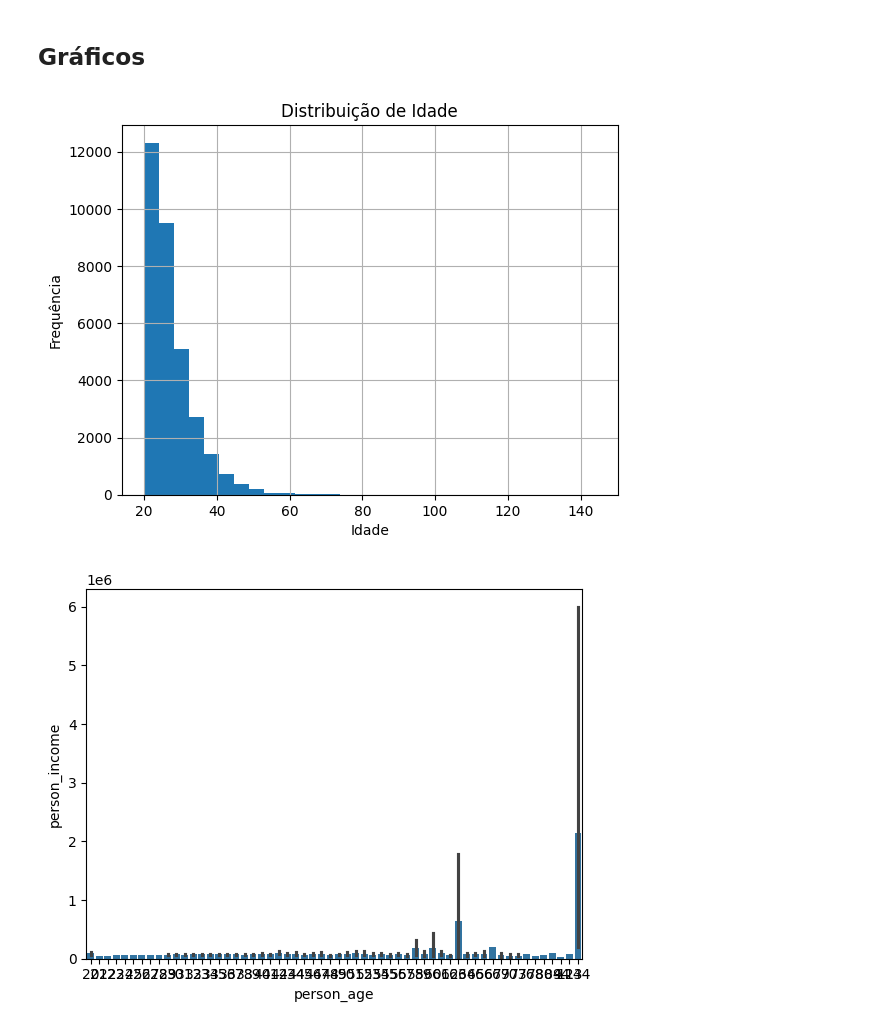
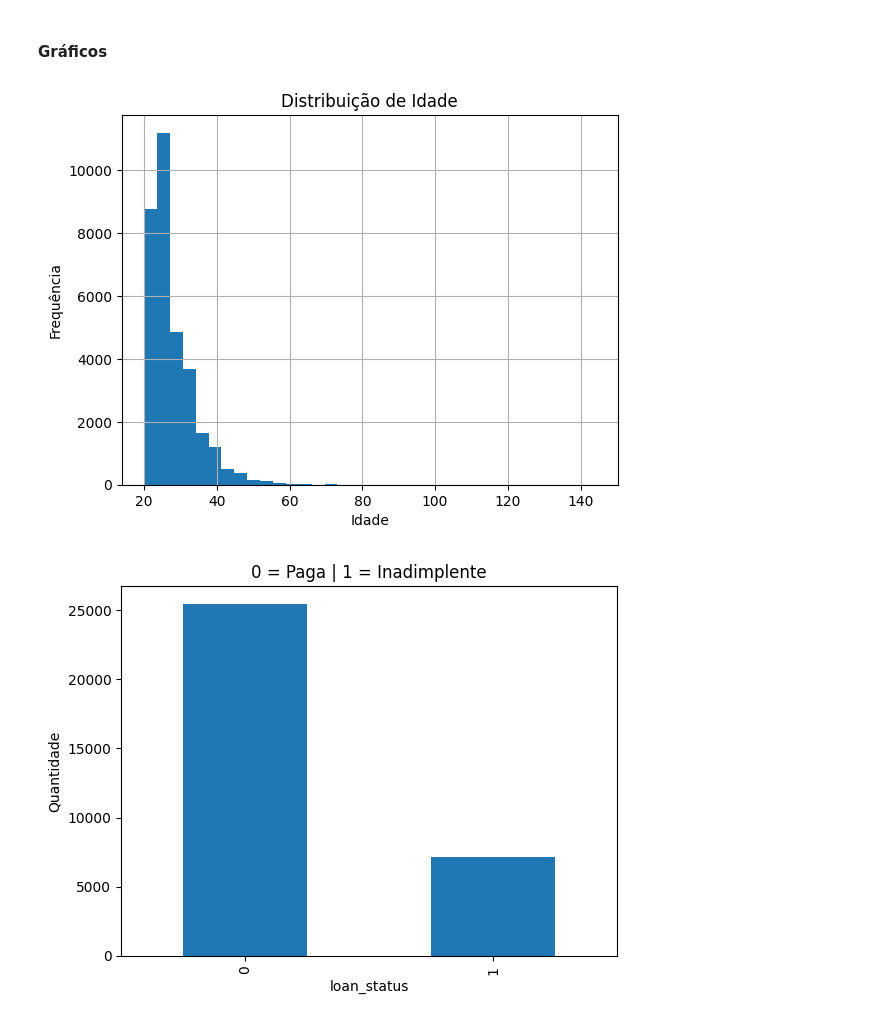
Before and after one commit to Rudolfhf/Projeto_Avaliativo_M-dulo_1, a Jupyter notebook: main.ipynb, the cells around one changed output. Cells and saved outputs as stored; diff of their text form; code cells hidden in the pictures.

Commit message:
Correção estatística, gráficos e Tomada de decisão

```diff
--- a/main.ipynb
+++ b/main.ipynb
@@ -65,15 +60,26 @@ max                     30.000000
 # %% [markdown]
-## Gráficos
+#### Gráficos
 # %%
-df['person_age'].hist(bins=30)
+#Histograma
+df['person_age'].hist(bins=35)
 plt.title('Distribuição de Idade')
 plt.xlabel('Idade')
 plt.ylabel('Frequência')
 plt.show()
 
-#Gráfico de Barra
-sns.barplot(x=df['person_age'], y=df['person_income'])
+#Gráfico de Barra #
+df['loan_status'].value_counts().plot(kind='bar')
+plt.title('0 = Paga | 1 = Inadimplente')
+plt.xlabel('loan_status')
+plt.ylabel('Quantidade')
 plt.show()
+
+#Gráfico Pearson
+matriz_correlacao = df.corr(method='pearson', numeric_only=True)
+plt.figure(figsize=(8, 6))
+sns.heatmap(matriz_correlacao, annot=True, cmap='coolwarm', vmin=-1, vmax=1)
+plt.title('Mapa de Calor - Correlação de Pearson')
+plt.show()
 # %% [output]
-[figure, old version]
+[figure, new version]
-[figure, old version]
+[figure, new version]
```
Also changed, not shown: parts of 6 cells of this notebook.
